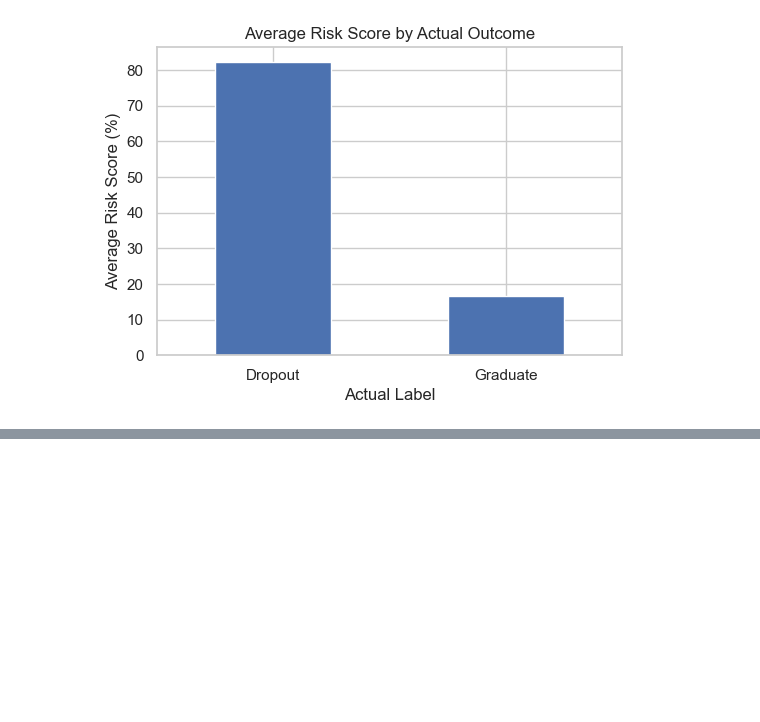
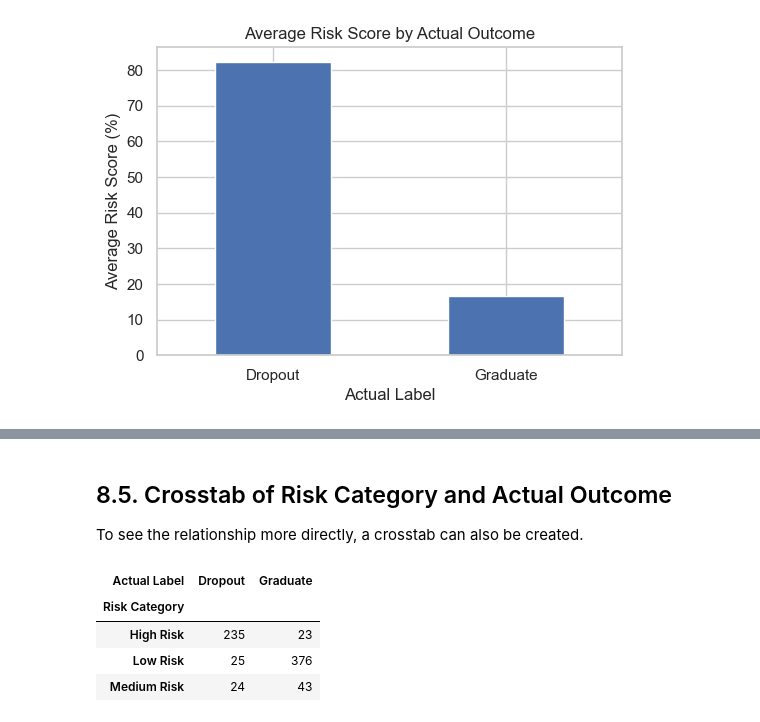
Before and after one commit to DimitarMalamski/student-dropout-predictor, a Jupyter notebook: notebooks/02_student_dropout_risk_scoring.ipynb, the cells around one changed output, grey strips where cells are left out. Cells and saved outputs as stored; diff of their text form; code cells hidden in the pictures; blank space fills up the shorter version.

```diff
--- a/notebooks/02_student_dropout_risk_scoring.ipynb
+++ b/notebooks/02_student_dropout_risk_scoring.ipynb
@@ -689,0 +808,12 @@ plt.show()
+# %% [markdown]
+## 8.5. Crosstab of Risk Category and Actual Outcome
+
+To see the relationship more directly, a crosstab can also be created.
+# %%
+pd.crosstab(results_df["Risk Category"], results_df["Actual Label"])
+# %% [output]
+| Actual Label | Dropout | Graduate |
+| Risk Category |  |  |
+| High Risk | 235 | 23 |
+| Low Risk | 25 | 376 |
+| Medium Risk | 24 | 43 |
```
Also changed, not shown: parts of 11 cells of this notebook.
